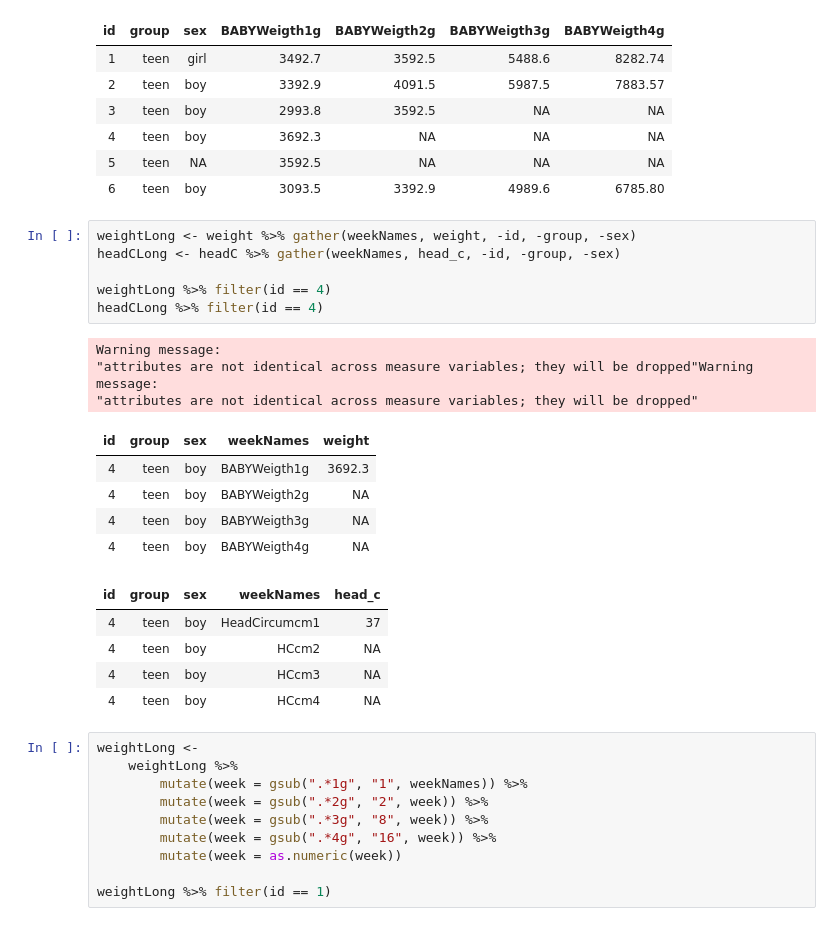
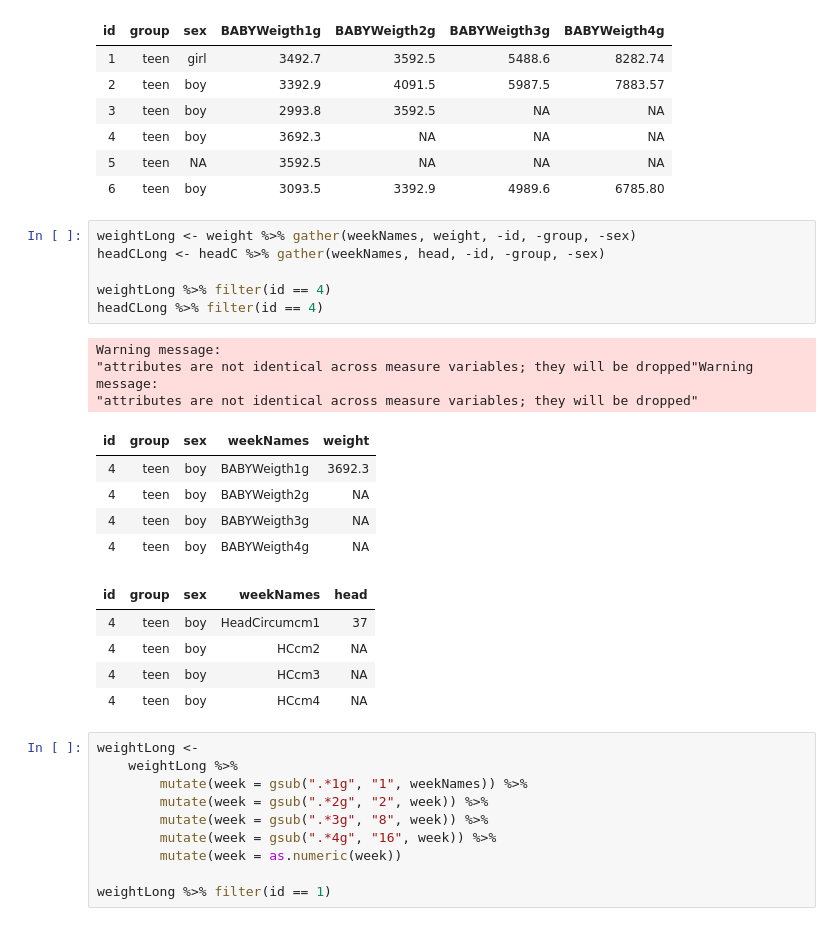
Before and after one commit to notblank/AA-leche-humana, a Jupyter notebook: Report plots Part II.ipynb, the cells around one changed output. Cells and saved outputs as stored; diff of their text form.

```diff
--- a/Report plots Part II.ipynb
+++ b/Report plots Part II.ipynb
@@ -178,20 +178,20 @@ head(weight)
 | 6 | teen | boy | 3093.5 | 3392.9 | 4989.6 | 6785.80 |
 # %%
 weightLong <- weight %>% gather(weekNames, weight, -id, -group, -sex)
-headCLong <- headC %>% gather(weekNames, head_c, -id, -group, -sex)
+headCLong <- headC %>% gather(weekNames, head, -id, -group, -sex)
 
 weightLong %>% filter(id == 4)
 headCLong %>% filter(id == 4)
 # %% [output]
 Warning message:
 "attributes are not identical across measure variables; they will be dropped"Warning message:
 "attributes are not identical across measure variables; they will be dropped"
 | id | group | sex | weekNames | weight |
 | 4 | teen | boy | BABYWeigth1g | 3692.3 |
 | 4 | teen | boy | BABYWeigth2g | NA |
 | 4 | teen | boy | BABYWeigth3g | NA |
 | 4 | teen | boy | BABYWeigth4g | NA |
-| id | group | sex | weekNames | head_c |
+| id | group | sex | weekNames | head |
 | 4 | teen | boy | HeadCircumcm1 | 37 |
 | 4 | teen | boy | HCcm2 | NA |
 | 4 | teen | boy | HCcm3 | NA |
```
Also changed, not shown: parts of 28 cells of this notebook, 13 other files.
